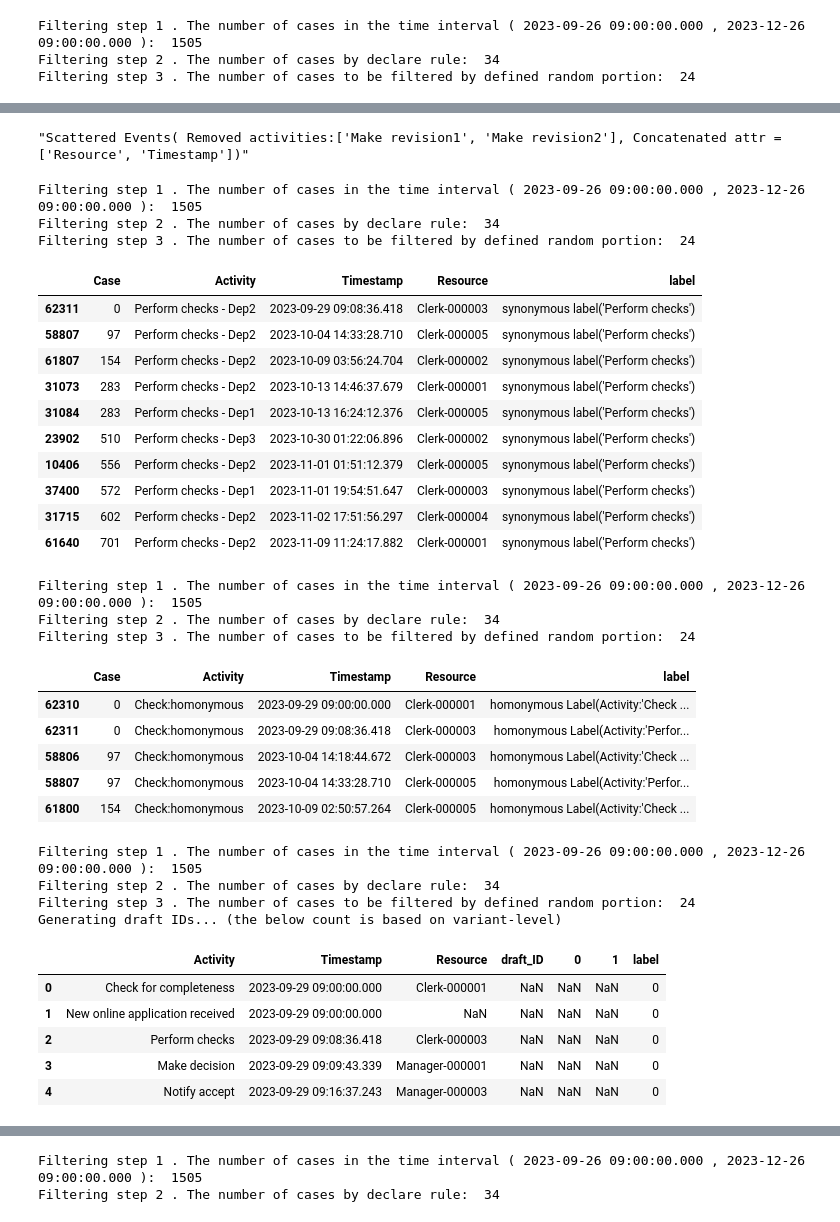
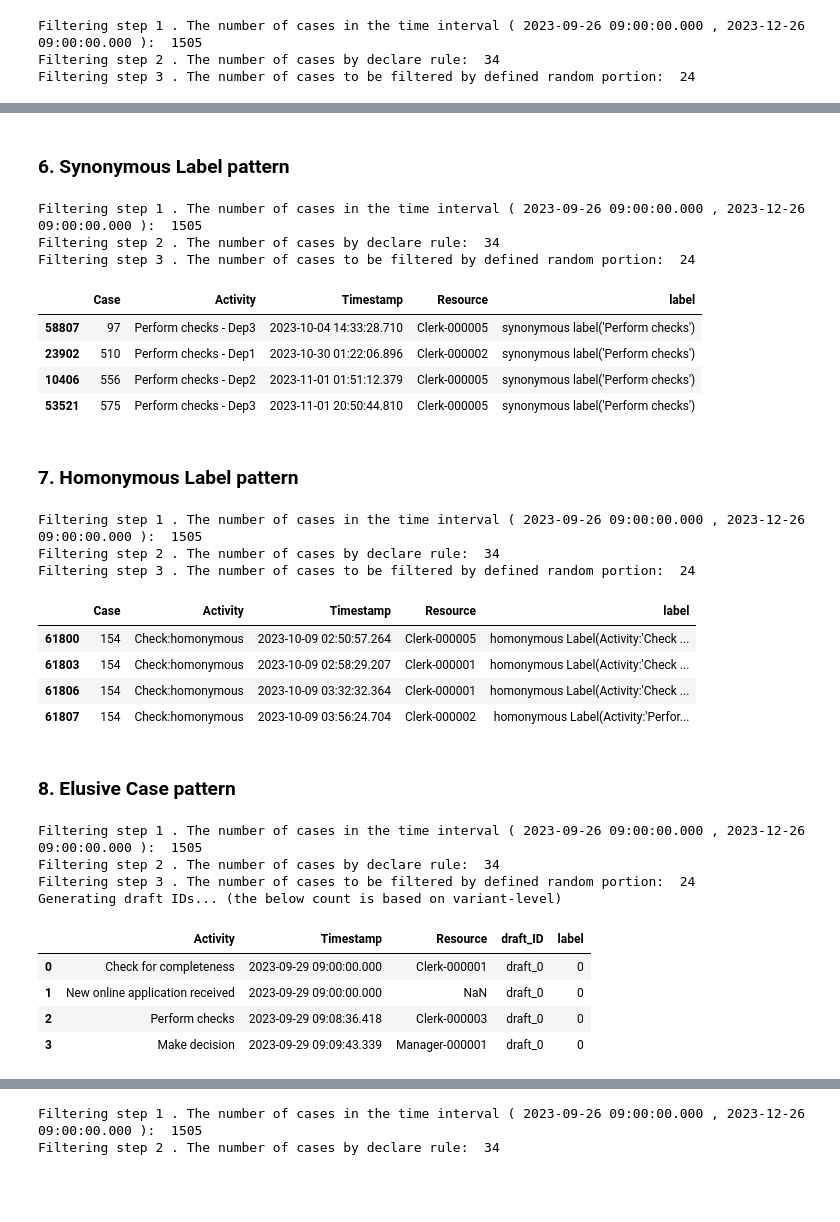
Before and after one commit to jonghyeonk/FLAWD, a Jupyter notebook: Implementation.ipynb, the cells around one changed output, grey strips where cells are left out. Cells and saved outputs as stored; diff of their text form; code cells hidden in the pictures; blank space fills up the shorter version.

```diff
--- a/Implementation.ipynb
+++ b/Implementation.ipynb
@@ -194,4 +196,0 @@ EL_polluted[EL_polluted['label'] !=  ""].head(6)
-# %%
-EL_polluted.loc[30,'label']
-# %% [output]
-"Scattered Events( Removed activities:['Make revision1', 'Make revision2'], Concatenated attr = ['Resource', 'Timestamp'])"
@@ -200,3 +197,5 @@ from patterns.SynonymousLabel import SynonymousLabel
+# %% [markdown]
+### 6. Synonymous Label pattern
 # %%
 EL_polluted = SynonymousLabel(EL,
                             target = "[Activity:('Perform checks')]",
@@ -213,16 +212,10 @@ Filtering step 1 . The number of cases in the time interval ( 2023-09-26 09:00:0
 Filtering step 2 . The number of cases by declare rule:  34
 Filtering step 3 . The number of cases to be filtered by defined random portion:  24
 # %%
-EL_polluted[EL_polluted['label'] !=  ""].head(10)
+EL_polluted[EL_polluted['label'] !=  ""].head(4)
 # %% [output]
 |  | Case | Activity | Timestamp | Resource | label |
-| 62311 | 0 | Perform checks - Dep2 | 2023-09-29 09:08:36.418 | Clerk-000003 | synonymous label('Perform checks') |
-| 58807 | 97 | Perform checks - Dep2 | 2023-10-04 14:33:28.710 | Clerk-000005 | synonymous label('Perform checks') |
-| 61807 | 154 | Perform checks - Dep2 | 2023-10-09 03:56:24.704 | Clerk-000002 | synonymous label('Perform checks') |
-| 31073 | 283 | Perform checks - Dep2 | 2023-10-13 14:46:37.679 | Clerk-000001 | synonymous label('Perform checks') |
-| 31084 | 283 | Perform checks - Dep1 | 2023-10-13 16:24:12.376 | Clerk-000005 | synonymous label('Perform checks') |
-| 23902 | 510 | Perform checks - Dep3 | 2023-10-30 01:22:06.896 | Clerk-000002 | synonymous label('Perform checks') |
+| 58807 | 97 | Perform checks - Dep3 | 2023-10-04 14:33:28.710 | Clerk-000005 | synonymous label('Perform checks') |
+| 23902 | 510 | Perform checks - Dep1 | 2023-10-30 01:22:06.896 | Clerk-000002 | synonymous label('Perform checks') |
 | 10406 | 556 | Perform checks - Dep2 | 2023-11-01 01:51:12.379 | Clerk-000005 | synonymous label('Perform checks') |
-| 37400 | 572 | Perform checks - Dep1 | 2023-11-01 19:54:51.647 | Clerk-000003 | synonymous label('Perform checks') |
-| 31715 | 602 | Perform checks - Dep2 | 2023-11-02 17:51:56.297 | Clerk-000004 | synonymous label('Perform checks') |
-| 61640 | 701 | Perform checks - Dep2 | 2023-11-09 11:24:17.882 | Clerk-000001 | synonymous label('Perform checks') |
+| 53521 | 575 | Perform checks - Dep3 | 2023-11-01 20:50:44.810 | Clerk-000005 | synonymous label('Perform checks') |
@@ -231,3 +222,5 @@ from patterns.HomonymousLabel import HomonymousLabel
+# %% [markdown]
+### 7. Homonymous Label pattern
 # %%
 # Homonymous Label
 EL_polluted = HomonymousLabel(EL,
@@ -244,11 +237,10 @@ Filtering step 1 . The number of cases in the time interval ( 2023-09-26 09:00:0
 Filtering step 2 . The number of cases by declare rule:  34
 Filtering step 3 . The number of cases to be filtered by defined random portion:  24
 # %%
-EL_polluted[EL_polluted['label'] !=  ""].head(5)
+EL_polluted[EL_polluted['label'] !=  ""].head(4)
 # %% [output]
 |  | Case | Activity | Timestamp | Resource | label |
-| 62310 | 0 | Check:homonymous | 2023-09-29 09:00:00.000 | Clerk-000001 | homonymous Label(Activity:'Check ... |
-| 62311 | 0 | Check:homonymous | 2023-09-29 09:08:36.418 | Clerk-000003 | homonymous Label(Activity:'Perfor... |
-| 58806 | 97 | Check:homonymous | 2023-10-04 14:18:44.672 | Clerk-000003 | homonymous Label(Activity:'Check ... |
-| 58807 | 97 | Check:homonymous | 2023-10-04 14:33:28.710 | Clerk-000005 | homonymous Label(Activity:'Perfor... |
 | 61800 | 154 | Check:homonymous | 2023-10-09 02:50:57.264 | Clerk-000005 | homonymous Label(Activity:'Check ... |
+| 61803 | 154 | Check:homonymous | 2023-10-09 02:58:29.207 | Clerk-000001 | homonymous Label(Activity:'Check ... |
+| 61806 | 154 | Check:homonymous | 2023-10-09 03:32:32.364 | Clerk-000001 | homonymous Label(Activity:'Check ... |
+| 61807 | 154 | Check:homonymous | 2023-10-09 03:56:24.704 | Clerk-000002 | homonymous Label(Activity:'Perfor... |
@@ -257,3 +247,5 @@ from patterns.ElusiveCase import ElusiveCase
+# %% [markdown]
+### 8. Elusive Case pattern
 # %%
 # Elusive Case
 EL_polluted = ElusiveCase(EL,
@@ -272,11 +264,10 @@ Filtering step 2 . The number of cases by declare rule:  34
 Filtering step 3 . The number of cases to be filtered by defined random portion:  24
 Generating draft IDs... (the below count is based on variant-level)
 # %%
-EL_polluted[EL_polluted['label'] !=  ""].head(5)
+EL_polluted[EL_polluted['label'] !=  ""].head(4)
 # %% [output]
-|  | Activity | Timestamp | Resource | draft_ID | 0 | 1 | label |
-| 0 | Check for completeness | 2023-09-29 09:00:00.000 | Clerk-000001 | NaN | NaN | NaN | 0 |
-| 1 | New online application received | 2023-09-29 09:00:00.000 | NaN | NaN | NaN | NaN | 0 |
-| 2 | Perform checks | 2023-09-29 09:08:36.418 | Clerk-000003 | NaN | NaN | NaN | 0 |
-| 3 | Make decision | 2023-09-29 09:09:43.339 | Manager-000001 | NaN | NaN | NaN | 0 |
-| 4 | Notify accept | 2023-09-29 09:16:37.243 | Manager-000003 | NaN | NaN | NaN | 0 |
+|  | Activity | Timestamp | Resource | draft_ID | label |
+| 0 | Check for completeness | 2023-09-29 09:00:00.000 | Clerk-000001 | draft_0 | 0 |
+| 1 | New online application received | 2023-09-29 09:00:00.000 | NaN | draft_0 | 0 |
+| 2 | Perform checks | 2023-09-29 09:08:36.418 | Clerk-000003 | draft_0 | 0 |
+| 3 | Make decision | 2023-09-29 09:09:43.339 | Manager-000001 | draft_0 | 0 |
```
Also changed, not shown: parts of 45 cells of this notebook, 3 other files.
